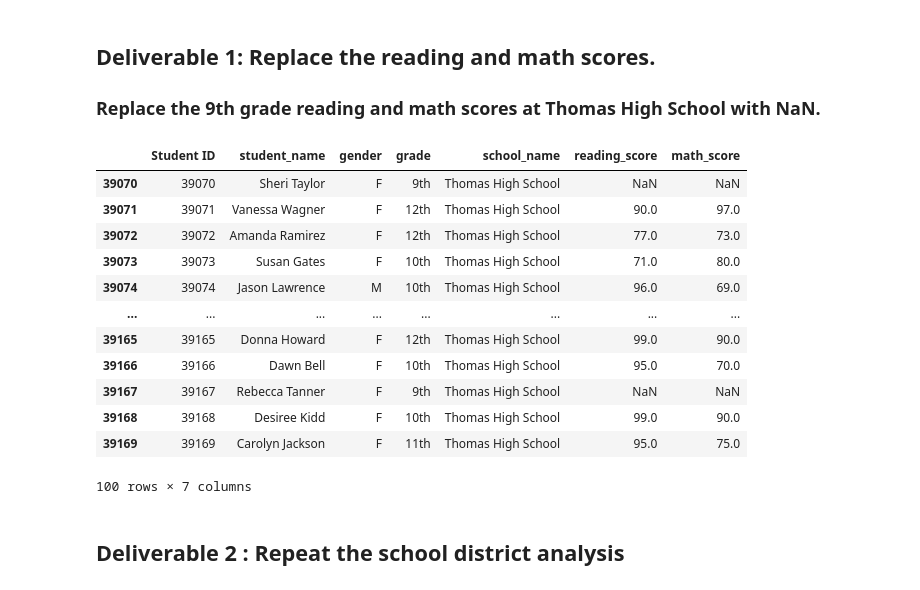
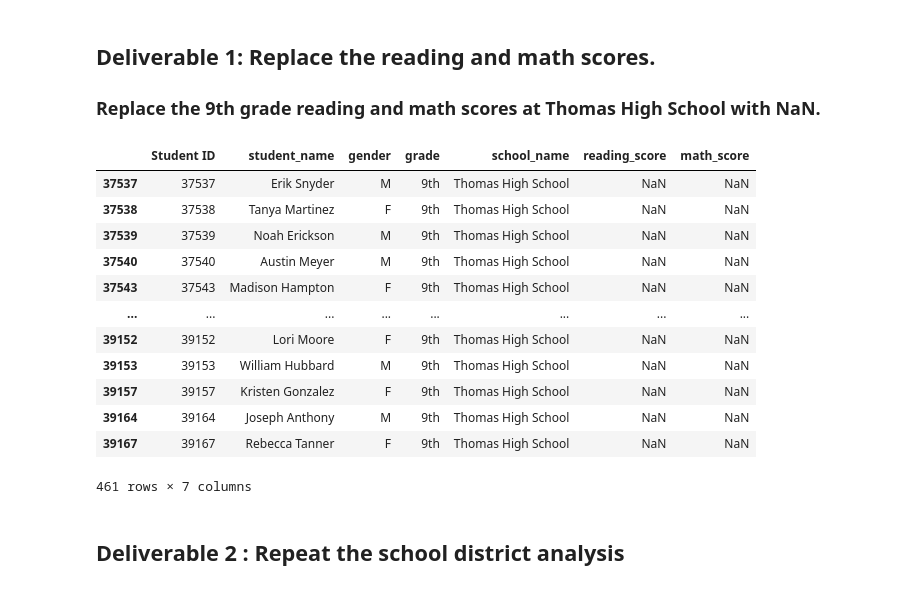
Before and after one commit to aeronut343/School_District_Analysis, a Jupyter notebook: PyCitySchools_Challenge.ipynb, the cells around one changed output. Drawn from its saved outputs; the diff is of its cells as text; code cells hidden in the pictures.

```diff
--- a/PyCitySchools_Challenge.ipynb
+++ b/PyCitySchools_Challenge.ipynb
@@ -48,21 +48,21 @@ student_data_df.loc[(student_data_df["school_name"] == "Thomas High School") & (
 student_data_df.loc[(student_data_df["school_name"] == "Thomas High School") & (student_data_df["grade"] == "9th"), ["math_score"]] = np.nan
 # %%
 #  Step 4. Check the student data for NaN's.
-student_data_df.tail(100)
+student_data_df[np.isnan(student_data_df["math_score"])]
 # %% [output]
 |  | Student ID | student_name | gender | grade | school_name | reading_score | math_score |
-| 39070 | 39070 | Sheri Taylor | F | 9th | Thomas High School | NaN | NaN |
-| 39071 | 39071 | Vanessa Wagner | F | 12th | Thomas High School | 90.0 | 97.0 |
-| 39072 | 39072 | Amanda Ramirez | F | 12th | Thomas High School | 77.0 | 73.0 |
-| 39073 | 39073 | Susan Gates | F | 10th | Thomas High School | 71.0 | 80.0 |
-| 39074 | 39074 | Jason Lawrence | M | 10th | Thomas High School | 96.0 | 69.0 |
+| 37537 | 37537 | Erik Snyder | M | 9th | Thomas High School | NaN | NaN |
+| 37538 | 37538 | Tanya Martinez | F | 9th | Thomas High School | NaN | NaN |
+| 37539 | 37539 | Noah Erickson | M | 9th | Thomas High School | NaN | NaN |
+| 37540 | 37540 | Austin Meyer | M | 9th | Thomas High School | NaN | NaN |
+| 37543 | 37543 | Madison Hampton | F | 9th | Thomas High School | NaN | NaN |
 | ... | ... | ... | ... | ... | ... | ... | ... |
-| 39165 | 39165 | Donna Howard | F | 12th | Thomas High School | 99.0 | 90.0 |
-| 39166 | 39166 | Dawn Bell | F | 10th | Thomas High School | 95.0 | 70.0 |
+| 39152 | 39152 | Lori Moore | F | 9th | Thomas High School | NaN | NaN |
+| 39153 | 39153 | William Hubbard | M | 9th | Thomas High School | NaN | NaN |
+| 39157 | 39157 | Kristen Gonzalez | F | 9th | Thomas High School | NaN | NaN |
+| 39164 | 39164 | Joseph Anthony | M | 9th | Thomas High School | NaN | NaN |
 | 39167 | 39167 | Rebecca Tanner | F | 9th | Thomas High School | NaN | NaN |
-| 39168 | 39168 | Desiree Kidd | F | 10th | Thomas High School | 99.0 | 90.0 |
-| 39169 | 39169 | Carolyn Jackson | F | 11th | Thomas High School | 95.0 | 75.0 |
-100 rows × 7 columns
+461 rows × 7 columns
 # %% [markdown]
 ## Deliverable 2 : Repeat the school district analysis
 # %% [markdown]
```
Also changed, not shown: parts of 48 cells of this notebook.
